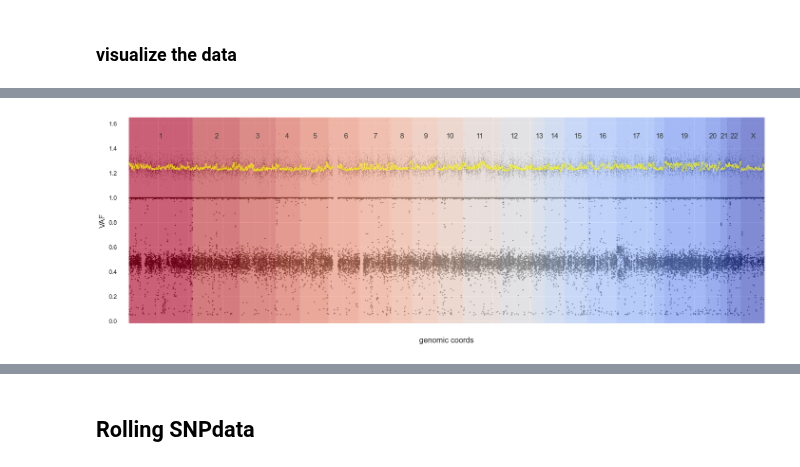
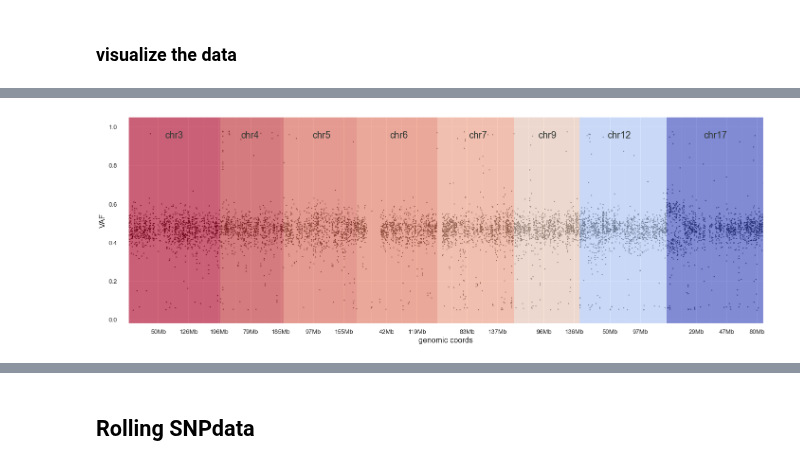
Before and after one commit to Mar111tiN/myCNV, a Jupyter notebook: nb/addRollingSNP.ipynb, the cells around one changed output, grey strips where cells are left out. Cells and saved outputs as stored; diff of their text form; code cells hidden in the pictures.

```diff
--- a/nb/addRollingSNP.ipynb
+++ b/nb/addRollingSNP.ipynb
@@ -112,9 +98,9 @@ fig_params = dict(
     cov_height=.5,
     label_size=13
 )
-chroms = ['chr5', 'chr7','chr8', 'chr11', 'chr17']
+chroms = ['chr3', 'chr4', 'chr5', 'chr6','chr7', 'chr9', 'chr12', 'chr17']
 r1 = 'chr17:3Mb-9Mb'
 
-_ = plot_snp(snp_df, snp_plots=[vaf], chroms='all', region='', **fig_params)
+_ = plot_snp(snp_df, snp_plots=[vaf], chroms=chroms, region='', **fig_params)
 #fig, ax, df, chrom_df
 # %% [output]
@@ -264,33 +359,32 @@ absvaf = dict(
             s=2,
             alpha=1
         ))
 deltavaf = dict(
         title='deltaVAF',
         plot_type='scatter',   # ['line', 'scatter']
         data='deltaVAF',
         plot_args=dict(
             linewidth=0.5,
             color='green',
             s=5,
             alpha=1
         ))
 
 offvaf = dict(
         title='offVAF',
         plot_type='scatter',   # ['line', 'scatter']
         data='offVAF',
         plot_args=dict(
             linewidth=0.5,
             color='blue',
             s=5,
             alpha=1
         ))
 
 
-chroms = ['chr5', 'chr7','chr8', 'chr11', 'chr17']
 r1 = 'chr17:3Mb-9Mb'
 
-_ = plot_snp(snp2_df, snp_plots=[vaf], cov_plots=[log2, log2mean], chroms='all', region='', **fig_params)
+_ = plot_snp(snp2_df, snp_plots=[vaf], chroms=chroms, region='', **fig_params)
 # fig, ax, df, chrom_df
 # %% [output]
-[figure, old version]
+[figure, new version]
```
Also changed, not shown: parts of 23 cells of this notebook, 3 other files.
